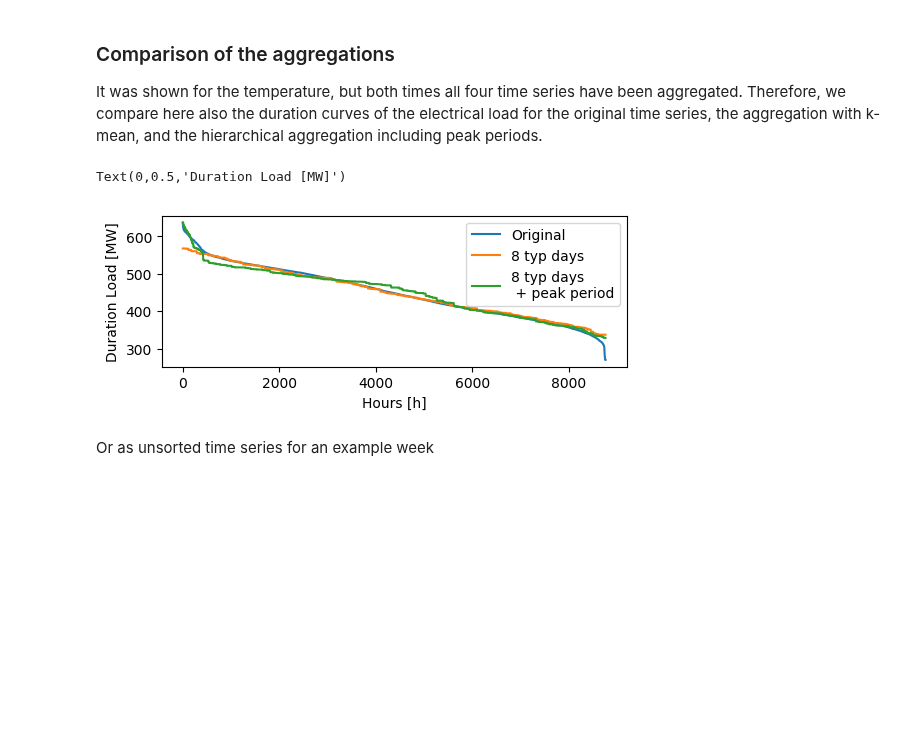
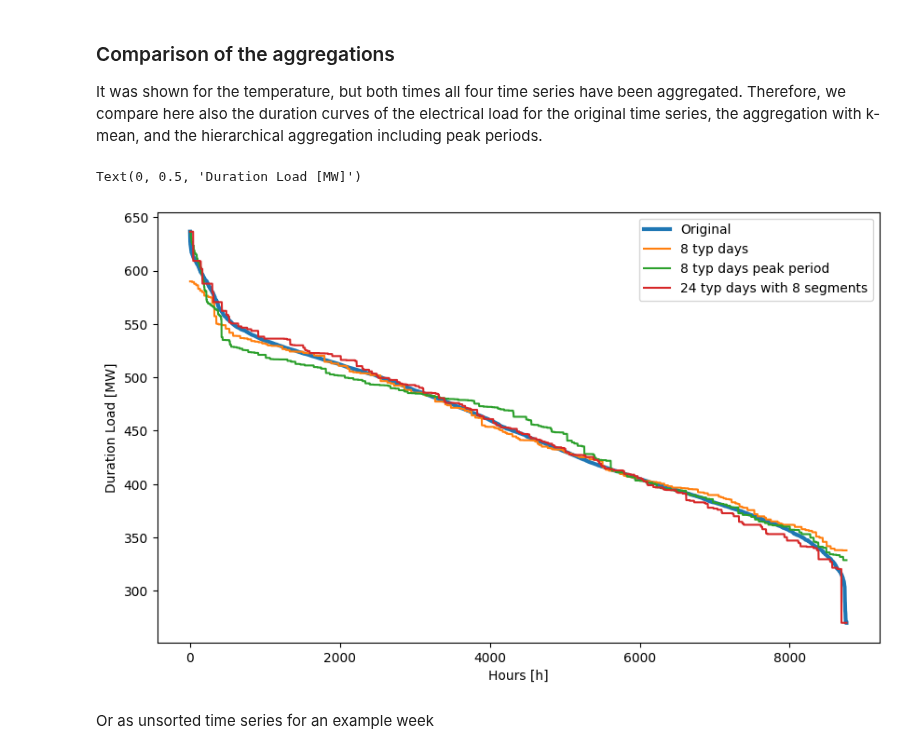
Before and after one commit to FZJ-IEK3-VSA/tsam, a Jupyter notebook: examples/aggregation_example.ipynb, the cells around one changed output. Saved outputs shown, nothing was run; the diff lists cells and outputs as text; code cells hidden in the pictures; blank space fills up the shorter version.

Commit message:
update recommended aggregation method

```diff
--- a/examples/aggregation_example.ipynb
+++ b/examples/aggregation_example.ipynb
@@ -132,0 +141,13 @@ Now also the days with the minimal temperature are integrated into the typical p
+# %%
+aggregation = tsam.TimeSeriesAggregation(
+            raw,
+            noTypicalPeriods = 24,
+            clusterMethod = 'hierarchical',
+            segmentation=True,
+            noSegments=8,
+            representationMethod = "distributionAndMinMaxRepresentation",
+            distributionPeriodWise=False,
+            hoursPerPeriod = 24,
+            )
+# %%
+predictedPeriodsAdvanced = aggregation.predictOriginalData()
@@ -134,17 +159,19 @@ Now also the days with the minimal temperature are integrated into the typical p
 ### Comparison of the aggregations
 It was shown for the temperature, but both times all four time series have been aggregated. Therefore, we compare here also the duration curves  of the electrical load for the original time series, the aggregation with k-mean, and the hierarchical aggregation including peak periods.
 # %%
-fig, axes = plt.subplots(figsize = [6, 2], dpi = 100, nrows = 1, ncols = 1)
-raw['Load'].sort_values(ascending=False).reset_index(drop=True).plot(label = 'Original')
-predictedPeriods['Load'].sort_values(ascending=False).reset_index(drop=True).plot(label = '8 typ days')
+fig, axes = plt.subplots(figsize = [10, 6], dpi = 100, nrows = 1, ncols = 1)
+raw['Load'].sort_values(ascending=False).reset_index(drop=True).plot(label = 'Original', lw=3)
+predictedPeriods['Load'].sort_values(ascending=False).reset_index(drop=True).plot(label='8 typ days')
 predictedPeriodsWithEx['Load'].sort_values(
-    ascending=False).reset_index(drop=True).plot(label = '8 typ days \n + peak period')
+    ascending=False).reset_index(drop=True).plot(label = '8 typ days peak period')
+predictedPeriodsAdvanced['Load'].sort_values(
+    ascending=False).reset_index(drop=True).plot(label = '24 typ days with 8 segments')
 plt.legend()
 plt.xlabel('Hours [h]')
 plt.ylabel('Duration Load [MW]')
 # %% [output]
-Text(0,0.5,'Duration Load [MW]')
+Text(0, 0.5, 'Duration Load [MW]')
-[figure, old version]
+[figure, new version]
 # %% [markdown]
 Or as unsorted time series for an example week
 # %%
```
Also changed, not shown: parts of 9 cells of this notebook, 1 other file.
